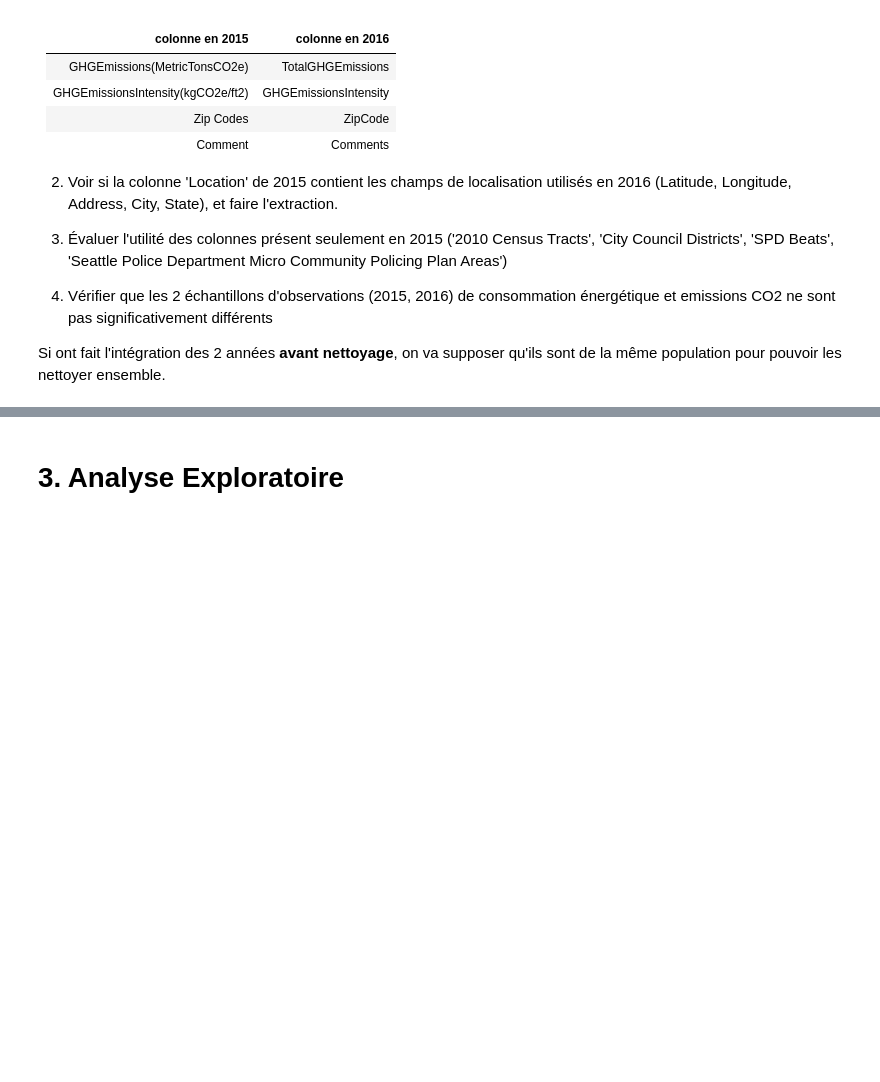
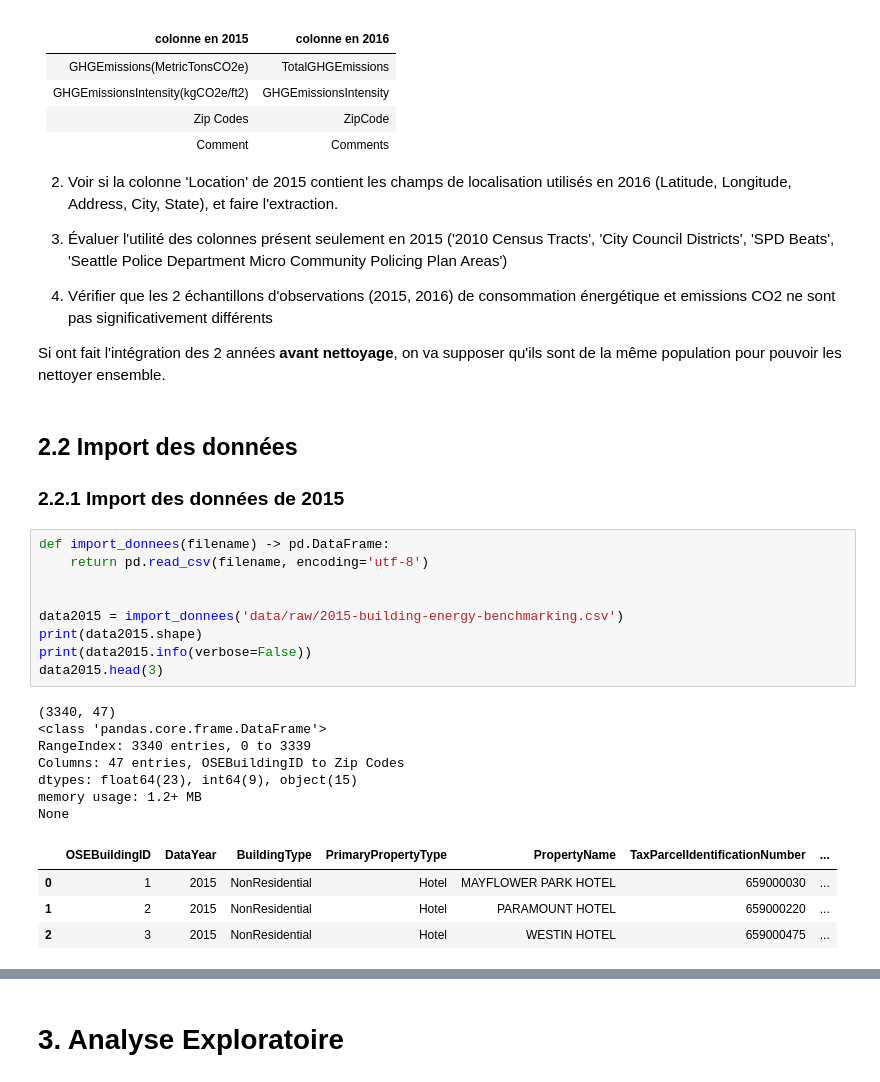
Before and after one commit to mrcreasey/oc-ds-p4-supervised-learning, a Jupyter notebook: Pélec_01_notebook.ipynb, the cells around one changed output, grey strips where cells are left out. Drawn from its saved outputs; the diff is of its cells as text; blank space fills up the shorter version.

```diff
--- a/Pélec_01_notebook.ipynb
+++ b/Pélec_01_notebook.ipynb
@@ -344,3 +344,28 @@ L'intégration des 2 jeux de données augmentera la taille du jeu de données, q
 4. Vérifier que les 2 échantillons d'observations (2015, 2016) de consommation énergétique et emissions CO2 ne sont pas significativement différents
 
 Si ont fait l'intégration des 2 années **avant nettoyage**, on va supposer qu'ils sont de la même population pour pouvoir les nettoyer ensemble.
+# %% [markdown]
+## 2.2 Import des données
+
+### 2.2.1 Import des données de 2015
+# %%
+def import_donnees(filename) -> pd.DataFrame:
+    return pd.read_csv(filename, encoding='utf-8')
+
+
+data2015 = import_donnees('data/raw/2015-building-energy-benchmarking.csv')
+print(data2015.shape)
+print(data2015.info(verbose=False))
+data2015.head(3)
+# %% [output]
+(3340, 47)
+<class 'pandas.core.frame.DataFrame'>
+RangeIndex: 3340 entries, 0 to 3339
+Columns: 47 entries, OSEBuildingID to Zip Codes
+dtypes: float64(23), int64(9), object(15)
+memory usage: 1.2+ MB
+None
+|  | OSEBuildingID | DataYear | BuildingType | PrimaryPropertyType | PropertyName | TaxParcelIdentificationNumber | ... |
+| 0 | 1 | 2015 | NonResidential | Hotel | MAYFLOWER PARK HOTEL | 659000030 | ... |
+| 1 | 2 | 2015 | NonResidential | Hotel | PARAMOUNT HOTEL | 659000220 | ... |
+| 2 | 3 | 2015 | NonResidential | Hotel | WESTIN HOTEL | 659000475 | ... |
```
Also changed, not shown: parts of 12 cells of this notebook.
